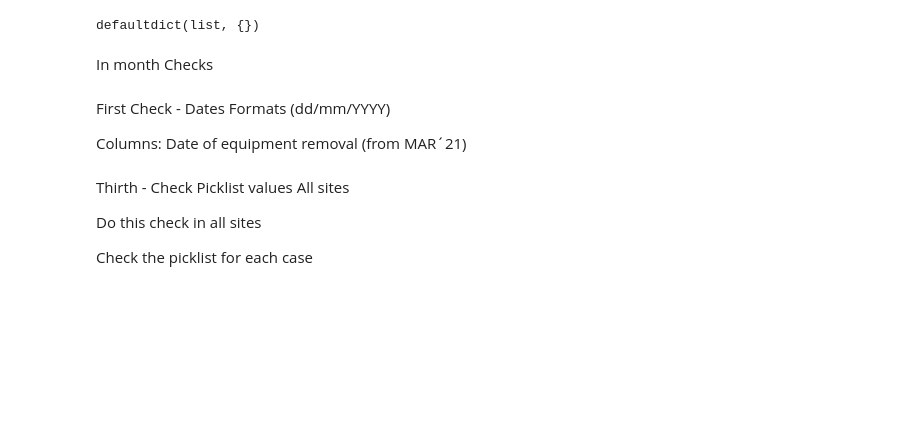
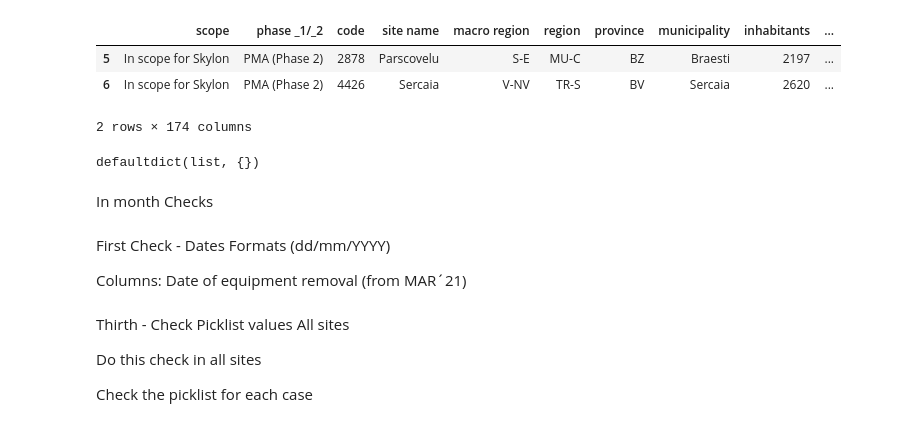
Before and after one commit to emerenan/xlsx_validation, a Jupyter notebook: ro_validations.ipynb, the cells around one changed output. Drawn from its saved outputs; the diff is of its cells as text; code cells hidden in the pictures; blank space fills up the shorter version.

```diff
--- a/ro_validations.ipynb
+++ b/ro_validations.ipynb
@@ -165,6 +162,13 @@ towerdb = towerdb.rename(columns={
     'no_4':''})
 
 towerdb.to_csv('/content/TowerDB_Romania_20210831.csv', index=False)
+# %%
+towerdb.head(2)
+# %% [output]
+|  | scope | phase _1/_2 | code | site name | macro region | region | province | municipality | inhabitants | ... |
+| 5 | In scope for Skylon | PMA (Phase 2) | 2878 | Parscovelu | S-E | MU-C | BZ | Braesti | 2197 | ... |
+| 6 | In scope for Skylon | PMA (Phase 2) | 4426 | Sercaia | V-NV | TR-S | BV | Sercaia | 2620 | ... |
+2 rows × 174 columns
 # %%
 from collections import defaultdict
 bill_cols = lower_str(['Code',\
```
Also changed, not shown: parts of 6 cells of this notebook.
